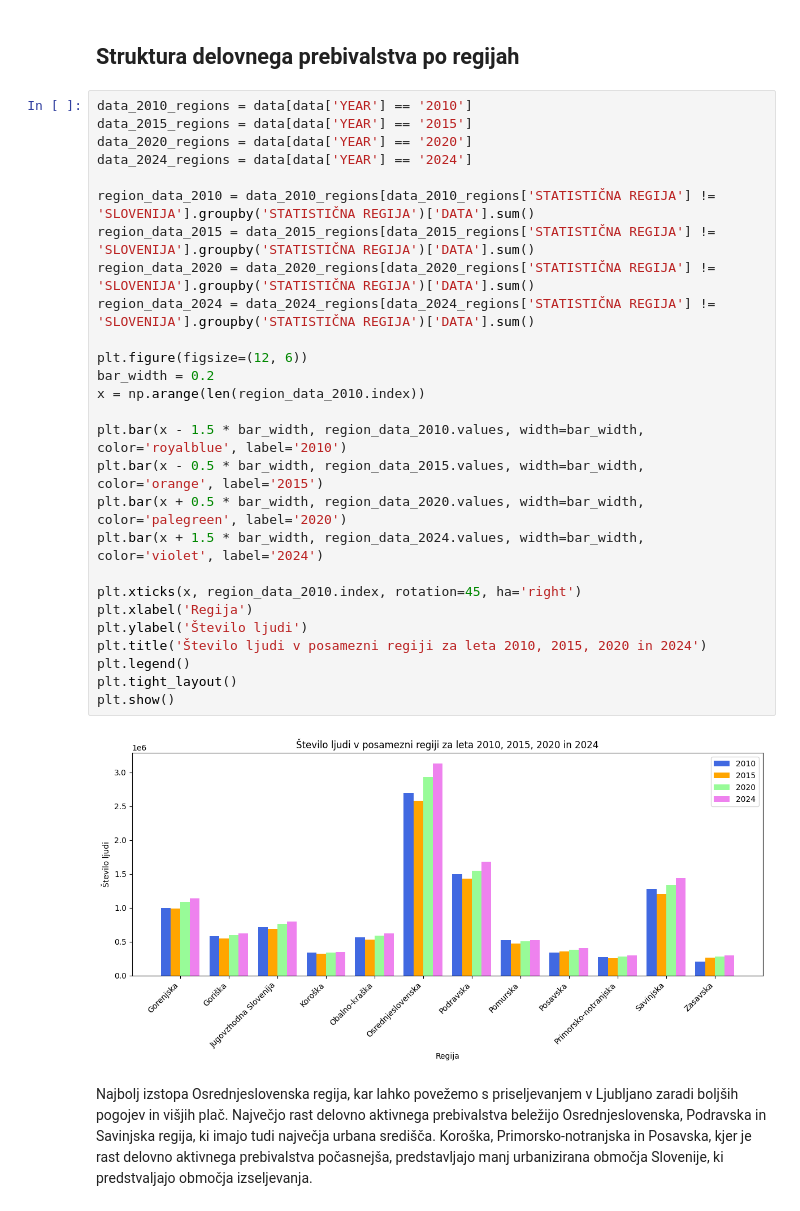
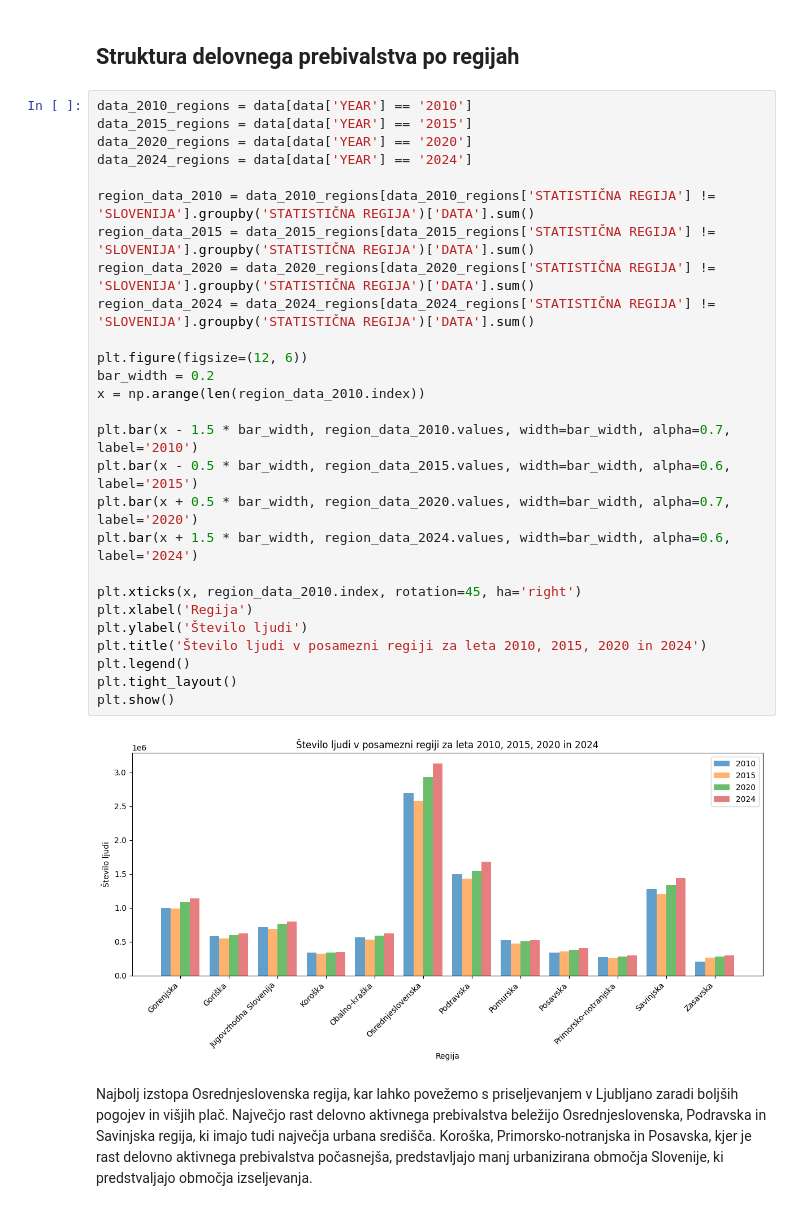
Before and after one commit to nirinja/PR259, a Jupyter notebook: koda/koda.ipynb, the cells around one changed output. Cells and saved outputs as stored; diff of their text form.

```diff
--- a/koda/koda.ipynb
+++ b/koda/koda.ipynb
@@ -83,31 +86,31 @@ Iz desnim grafom še bolj podrobno vidimo, da se ljudje vse kasneje upokojujejo,
 # %%
 data_2010_regions = data[data['YEAR'] == '2010']
 data_2015_regions = data[data['YEAR'] == '2015']
 data_2020_regions = data[data['YEAR'] == '2020']
 data_2024_regions = data[data['YEAR'] == '2024']
 
 region_data_2010 = data_2010_regions[data_2010_regions['STATISTIČNA REGIJA'] != 'SLOVENIJA'].groupby('STATISTIČNA REGIJA')['DATA'].sum()
 region_data_2015 = data_2015_regions[data_2015_regions['STATISTIČNA REGIJA'] != 'SLOVENIJA'].groupby('STATISTIČNA REGIJA')['DATA'].sum()
 region_data_2020 = data_2020_regions[data_2020_regions['STATISTIČNA REGIJA'] != 'SLOVENIJA'].groupby('STATISTIČNA REGIJA')['DATA'].sum()
 region_data_2024 = data_2024_regions[data_2024_regions['STATISTIČNA REGIJA'] != 'SLOVENIJA'].groupby('STATISTIČNA REGIJA')['DATA'].sum()
 
 plt.figure(figsize=(12, 6))
 bar_width = 0.2
 x = np.arange(len(region_data_2010.index))
 
-plt.bar(x - 1.5 * bar_width, region_data_2010.values, width=bar_width, color='royalblue', label='2010')
-plt.bar(x - 0.5 * bar_width, region_data_2015.values, width=bar_width, color='orange', label='2015')
-plt.bar(x + 0.5 * bar_width, region_data_2020.values, width=bar_width, color='palegreen', label='2020')
-plt.bar(x + 1.5 * bar_width, region_data_2024.values, width=bar_width, color='violet', label='2024')
+plt.bar(x - 1.5 * bar_width, region_data_2010.values, width=bar_width, alpha=0.7, label='2010')
+plt.bar(x - 0.5 * bar_width, region_data_2015.values, width=bar_width, alpha=0.6, label='2015')
+plt.bar(x + 0.5 * bar_width, region_data_2020.values, width=bar_width, alpha=0.7, label='2020')
+plt.bar(x + 1.5 * bar_width, region_data_2024.values, width=bar_width, alpha=0.6, label='2024')
 
 plt.xticks(x, region_data_2010.index, rotation=45, ha='right')
 plt.xlabel('Regija')
 plt.ylabel('Število ljudi')
 plt.title('Število ljudi v posamezni regiji za leta 2010, 2015, 2020 in 2024')
 plt.legend()
 plt.tight_layout()
 plt.show()
 # %% [output]
-[figure, old version]
+[figure, new version]
 # %% [markdown]
 Najbolj izstopa Osrednjeslovenska regija, kar lahko povežemo s priseljevanjem v Ljubljano zaradi boljših pogojev in višjih plač. Največjo rast delovno aktivnega prebivalstva beležijo Osrednjeslovenska, Podravska in Savinjska regija, ki imajo tudi največja urbana središča. Koroška, Primorsko-notranjska in Posavska, kjer je rast delovno aktivnega prebivalstva počasnejša, predstavljajo manj urbanizirana območja Slovenije, ki predstvaljajo območja izseljevanja.
```
Also changed, not shown: parts of 5 cells of this notebook, 1 other file.
